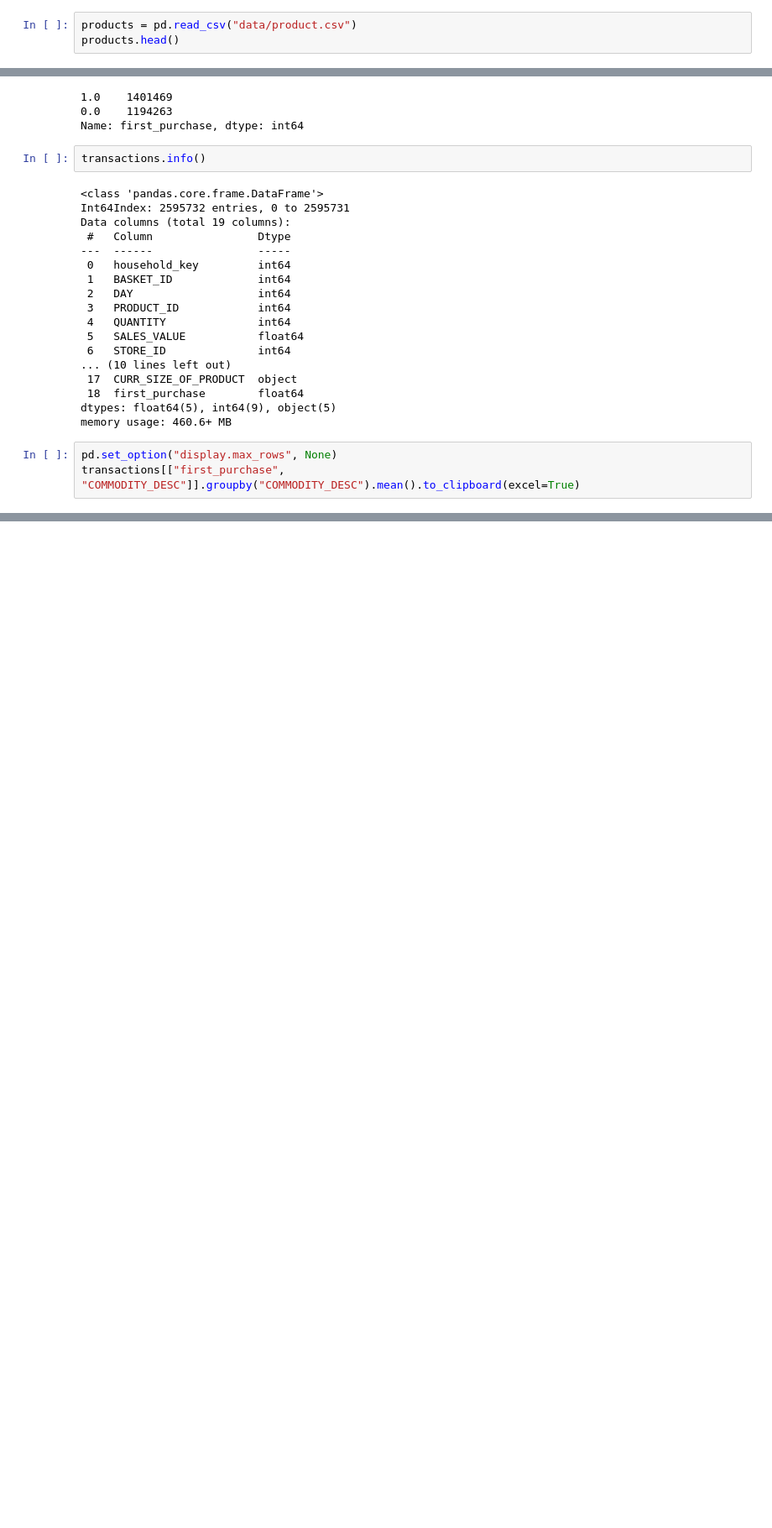
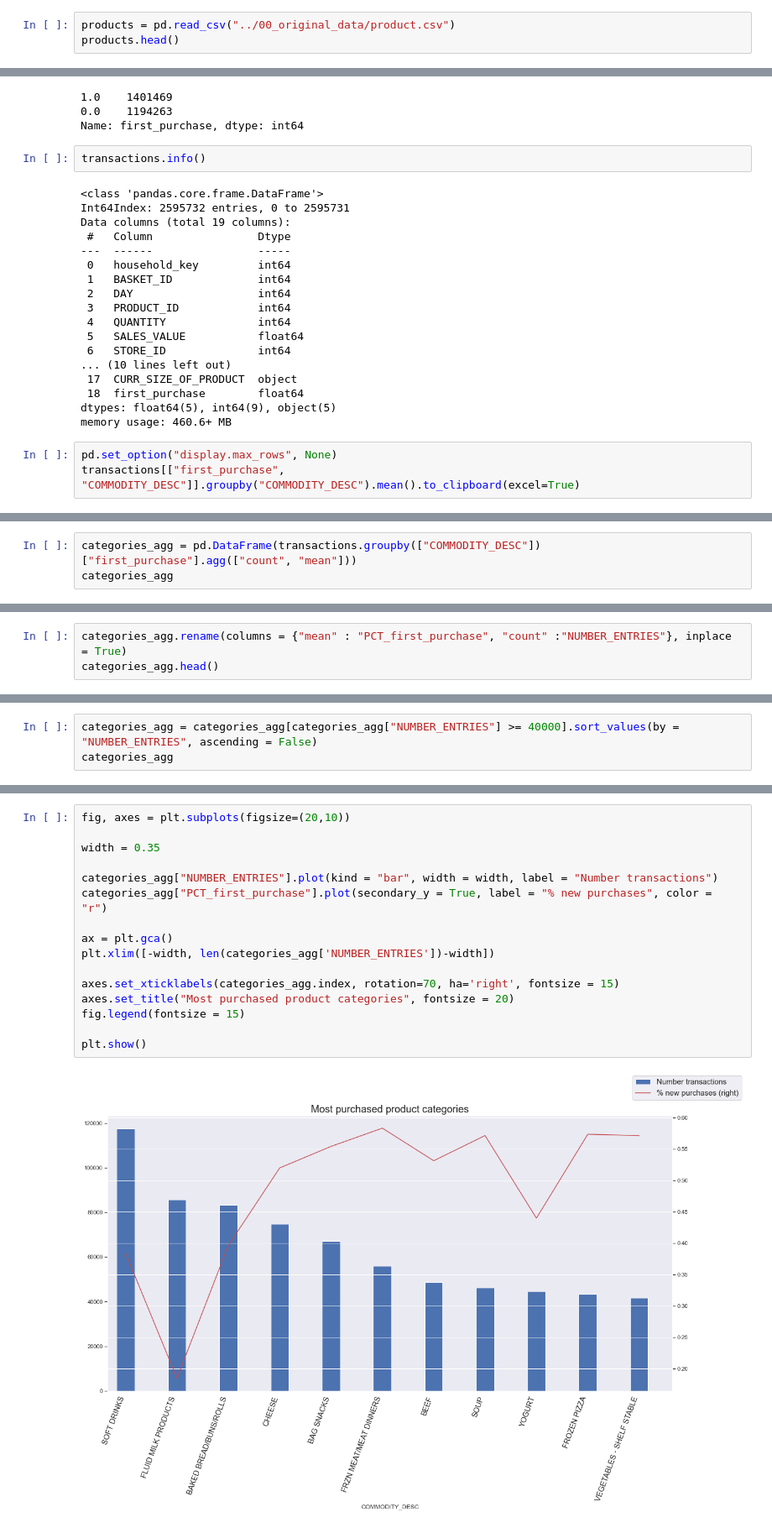
Before and after one commit to GabrieleStoeckl/Capstone_v1.0, a Jupyter notebook: 01_data_understanding/Comparing_product_categories.ipynb, the cells around one changed output, grey strips where cells are left out. Shown: that part at 84% size. Saved outputs shown, nothing was run; the diff lists cells and outputs as text; blank space fills up the shorter version.

Commit message:
Updates in dData understanding, EDA and modelling, June 14

```diff
--- a/01_data_understanding/Comparing_product_categories.ipynb
+++ b/01_data_understanding/Comparing_product_categories.ipynb
@@ -44,7 +44,7 @@ Data columns (total 12 columns):
 dtypes: float64(4), int64(8)
 memory usage: 237.6 MB
 # %%
-products = pd.read_csv("data/product.csv")
+products = pd.read_csv("../00_original_data/product.csv")
 products.head()
 # %% [output]
 |  | PRODUCT_ID | MANUFACTURER | DEPARTMENT | BRAND | COMMODITY_DESC | SUB_COMMODITY_DESC | ... |
@@ -173,0 +167,3 @@ axes.set_xticklabels(f_names, rotation=45, ha='right');
+# %%
+categories_agg = pd.DataFrame(transactions.groupby(["COMMODITY_DESC"])["first_purchase"].agg(["count", "mean"]))
+categories_agg
@@ -173,0 +189,3 @@ axes.set_xticklabels(f_names, rotation=45, ha='right');
+# %%
+categories_agg.rename(columns = {"mean" : "PCT_first_purchase", "count" :"NUMBER_ENTRIES"}, inplace = True)
+categories_agg.head()
@@ -173,0 +202,3 @@ axes.set_xticklabels(f_names, rotation=45, ha='right');
+# %%
+categories_agg = categories_agg[categories_agg["NUMBER_ENTRIES"] >= 40000].sort_values(by = "NUMBER_ENTRIES", ascending = False)
+categories_agg
@@ -173,0 +219,18 @@ axes.set_xticklabels(f_names, rotation=45, ha='right');
+# %%
+fig, axes = plt.subplots(figsize=(20,10))
+
+width = 0.35
+
+categories_agg["NUMBER_ENTRIES"].plot(kind = "bar", width = width, label = "Number transactions")
+categories_agg["PCT_first_purchase"].plot(secondary_y = True, label = "% new purchases", color = "r")
+
+ax = plt.gca()
+plt.xlim([-width, len(categories_agg['NUMBER_ENTRIES'])-width])
+
+axes.set_xticklabels(categories_agg.index, rotation=70, ha='right', fontsize = 15)
+axes.set_title("Most purchased product categories", fontsize = 20)
+fig.legend(fontsize = 15)
+
+plt.show()
+# %% [output]
+[figure, added]
```
Also changed, not shown: parts of 8 cells of this notebook, 9 other files.
